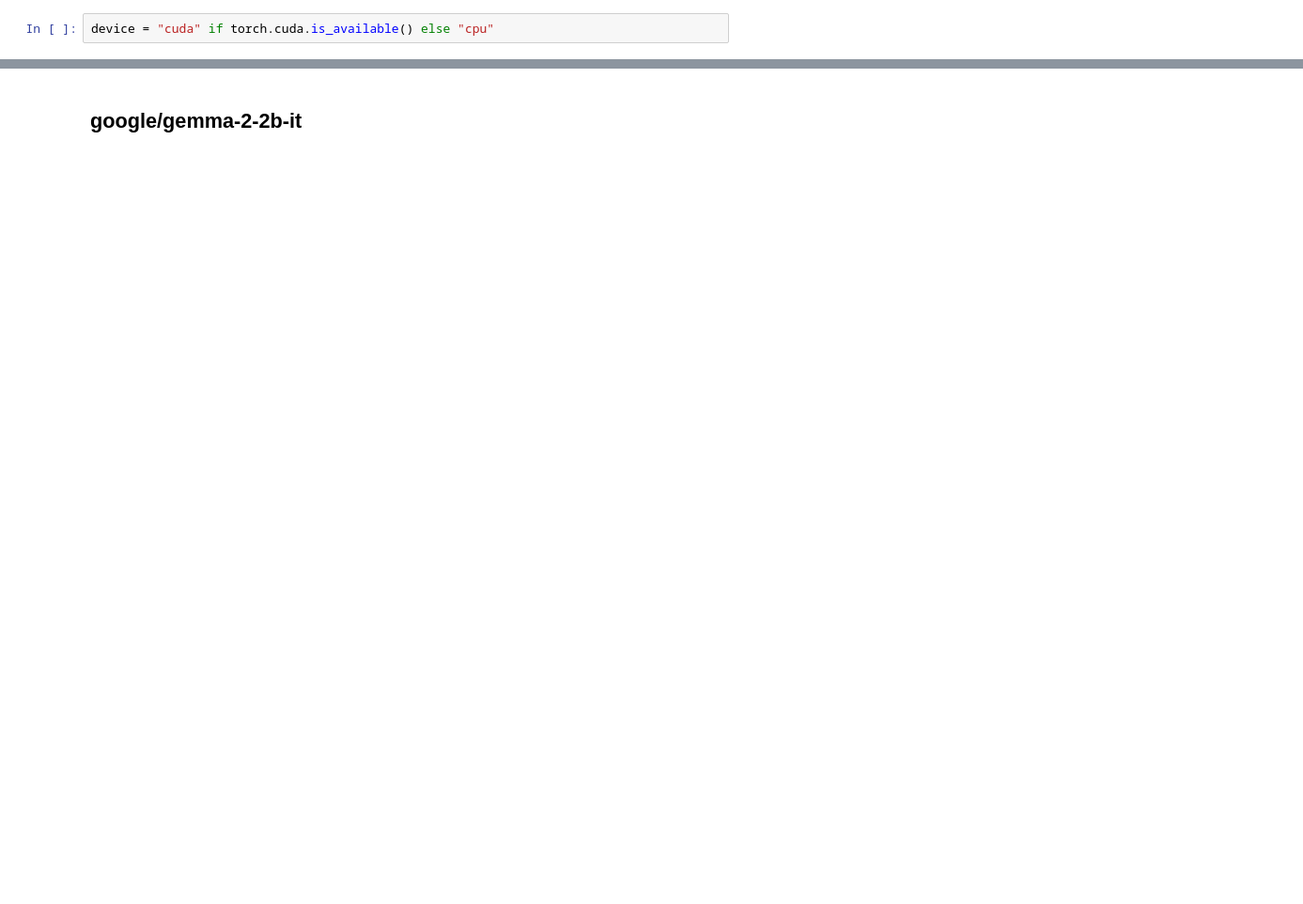
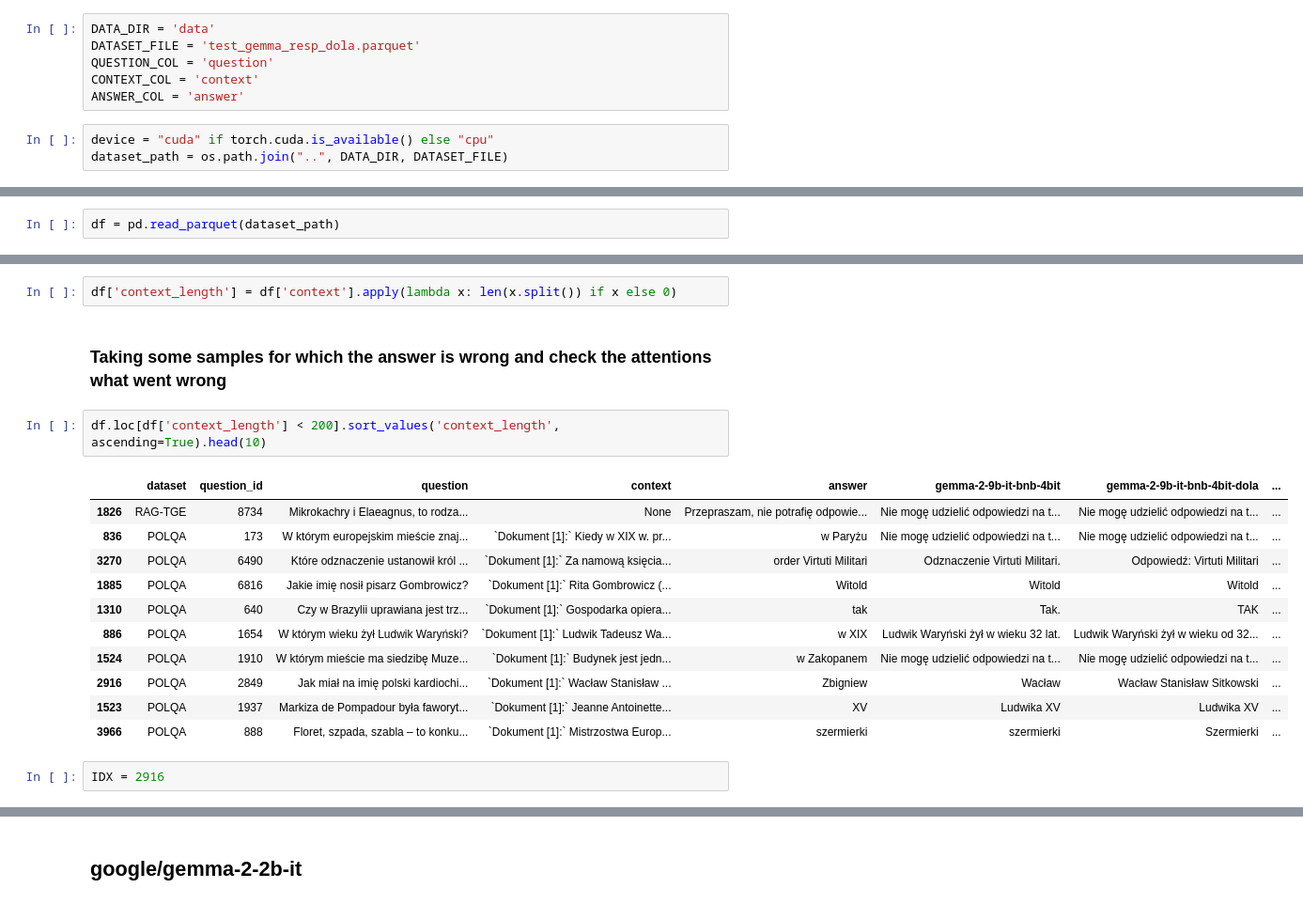
Before and after one commit to Hallucination-LLM/Research, a Jupyter notebook: notebooks/get-attentions-kaggle.ipynb, the cells around one changed output, grey strips where cells are left out. Shown at 94% size. Saved outputs shown, nothing was run; the diff lists cells and outputs as text; blank space fills up the shorter version.

```diff
--- a/notebooks/get-attentions-kaggle.ipynb
+++ b/notebooks/get-attentions-kaggle.ipynb
@@ -6,2 +19,9 @@ HF_TOKEN = "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"
+# %%
+DATA_DIR = 'data'
+DATASET_FILE = 'test_gemma_resp_dola.parquet'
+QUESTION_COL = 'question'
+CONTEXT_COL = 'context'
+ANSWER_COL = 'answer'
 # %%
 device = "cuda" if torch.cuda.is_available() else "cpu"
+dataset_path = os.path.join("..", DATA_DIR, DATASET_FILE)
@@ -50,0 +28,2 @@ text = "Who are you? Please, answer in pirate-speak."
+# %%
+df = pd.read_parquet(dataset_path)
@@ -50,0 +40,20 @@ text = "Who are you? Please, answer in pirate-speak."
+# %%
+df['context_length'] = df['context'].apply(lambda x: len(x.split()) if x else 0)
+# %% [markdown]
+### Taking some samples for which the answer is wrong and check the attentions what went wrong
+# %%
+df.loc[df['context_length'] < 200].sort_values('context_length', ascending=True).head(10)
+# %% [output]
+|  | dataset | question_id | question | context | answer | gemma-2-9b-it-bnb-4bit | gemma-2-9b-it-bnb-4bit-dola | ... |
+| 1826 | RAG-TGE | 8734 | Mikrokachry i Elaeagnus, to rodza... | None | Przepraszam, nie potrafię odpowie... | Nie mogę udzielić odpowiedzi na t... | Nie mogę udzielić odpowiedzi na t... | ... |
+| 836 | POLQA | 173 | W którym europejskim mieście znaj... | `Dokument [1]:` Kiedy w XIX w. pr... | w Paryżu | Nie mogę udzielić odpowiedzi na t... | Nie mogę udzielić odpowiedzi na t... | ... |
+| 3270 | POLQA | 6490 | Które odznaczenie ustanowił król ... | `Dokument [1]:` Za namową księcia... | order Virtuti Militari | Odznaczenie Virtuti Militari. | Odpowiedź: Virtuti Militari | ... |
+| 1885 | POLQA | 6816 | Jakie imię nosił pisarz Gombrowicz? | `Dokument [1]:` Rita Gombrowicz (... | Witold | Witold | Witold | ... |
+| 1310 | POLQA | 640 | Czy w Brazylii uprawiana jest trz... | `Dokument [1]:` Gospodarka opiera... | tak | Tak. | TAK | ... |
+| 886 | POLQA | 1654 | W którym wieku żył Ludwik Waryński? | `Dokument [1]:` Ludwik Tadeusz Wa... | w XIX | Ludwik Waryński żył w wieku 32 lat. | Ludwik Waryński żył w wieku od 32... | ... |
+| 1524 | POLQA | 1910 | W którym mieście ma siedzibę Muze... | `Dokument [1]:` Budynek jest jedn... | w Zakopanem | Nie mogę udzielić odpowiedzi na t... | Nie mogę udzielić odpowiedzi na t... | ... |
+| 2916 | POLQA | 2849 | Jak miał na imię polski kardiochi... | `Dokument [1]:` Wacław Stanisław ... | Zbigniew | Wacław | Wacław Stanisław Sitkowski | ... |
+| 1523 | POLQA | 1937 | Markiza de Pompadour była faworyt... | `Dokument [1]:` Jeanne Antoinette... | XV | Ludwika XV | Ludwika XV | ... |
+| 3966 | POLQA | 888 | Floret, szpada, szabla – to konku... | `Dokument [1]:` Mistrzostwa Europ... | szermierki | szermierki | Szermierki | ... |
+# %%
+IDX = 2916
```
Also changed, not shown: parts of 85 cells of this notebook, 3 other files.
